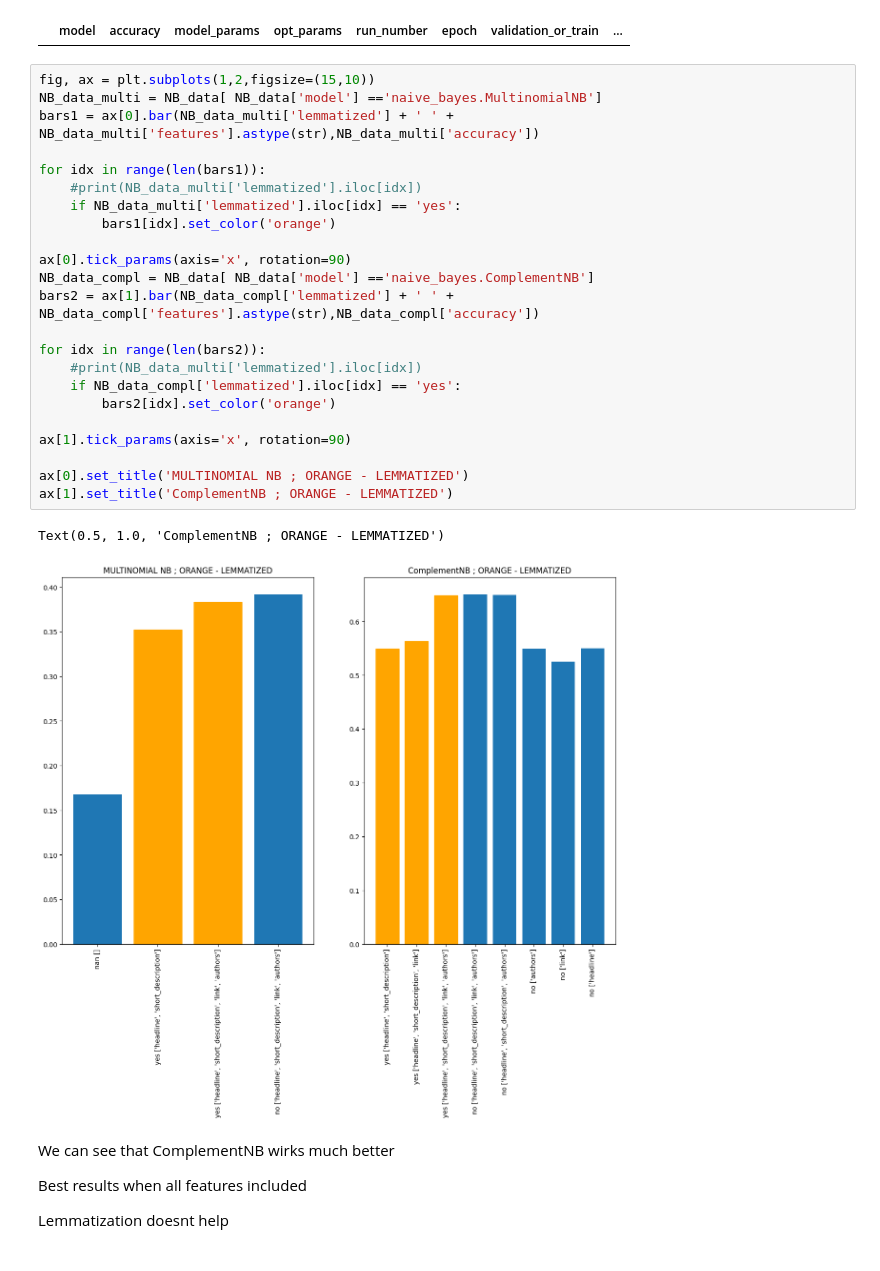
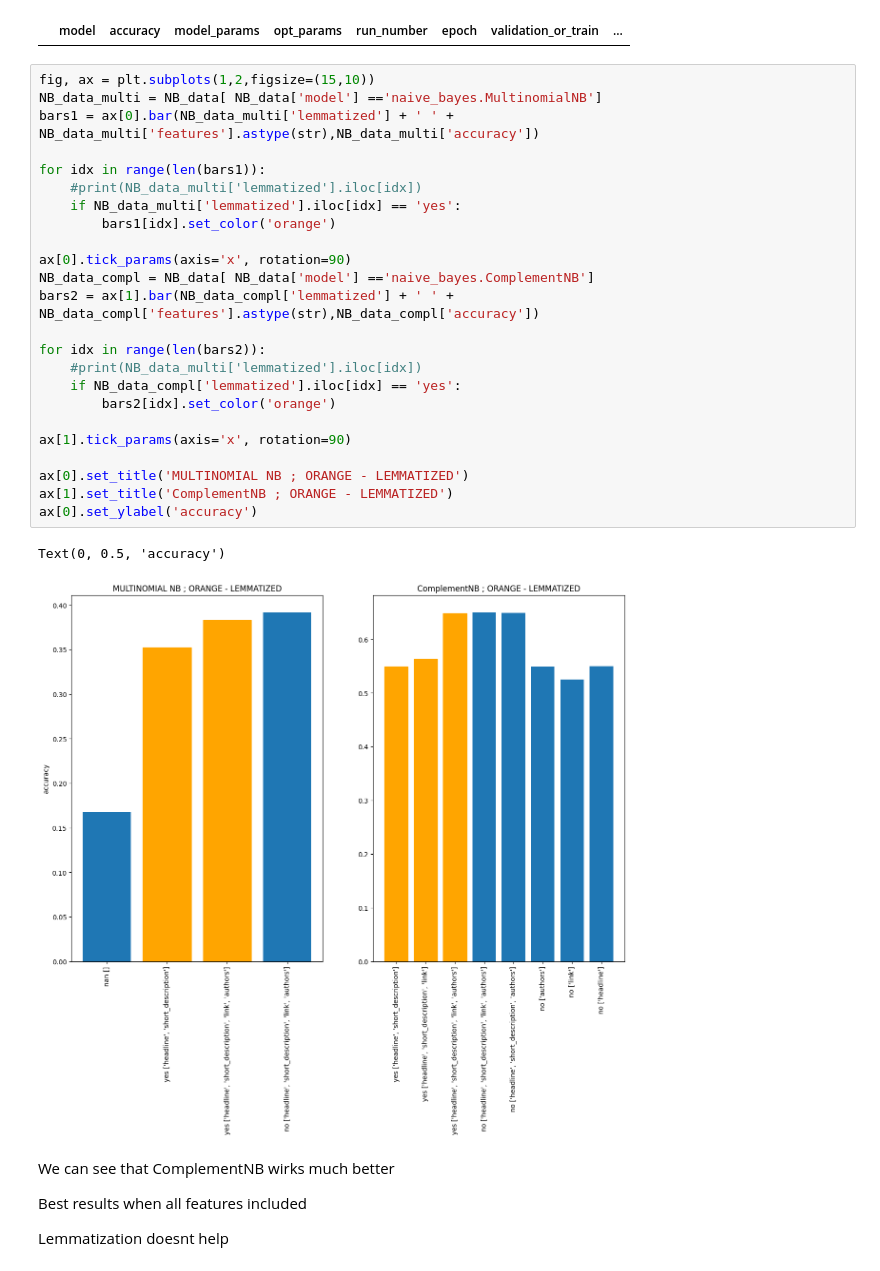
Before and after one commit to valera2444/news-category-prediction, a Jupyter notebook: notebooks/experiment_analysis.ipynb, the cells around one changed output. Saved outputs shown, nothing was run; the diff lists cells and outputs as text.

Commit message:
main Changes: - few visual changes in experient analysis

```diff
--- a/notebooks/experiment_analysis.ipynb
+++ b/notebooks/experiment_analysis.ipynb
@@ -203,29 +203,30 @@ NB_data[NB_data['model'] == 'naive_bayes.CompementNB']
 # %%
 fig, ax = plt.subplots(1,2,figsize=(15,10))
 NB_data_multi = NB_data[ NB_data['model'] =='naive_bayes.MultinomialNB']
 bars1 = ax[0].bar(NB_data_multi['lemmatized'] + ' ' + NB_data_multi['features'].astype(str),NB_data_multi['accuracy'])
 
 for idx in range(len(bars1)):
     #print(NB_data_multi['lemmatized'].iloc[idx])
     if NB_data_multi['lemmatized'].iloc[idx] == 'yes':
         bars1[idx].set_color('orange')
 
 ax[0].tick_params(axis='x', rotation=90)
 NB_data_compl = NB_data[ NB_data['model'] =='naive_bayes.ComplementNB']
 bars2 = ax[1].bar(NB_data_compl['lemmatized'] + ' ' + NB_data_compl['features'].astype(str),NB_data_compl['accuracy'])
 
 for idx in range(len(bars2)):
     #print(NB_data_multi['lemmatized'].iloc[idx])
     if NB_data_compl['lemmatized'].iloc[idx] == 'yes':
         bars2[idx].set_color('orange')
 
 ax[1].tick_params(axis='x', rotation=90)
 
 ax[0].set_title('MULTINOMIAL NB ; ORANGE - LEMMATIZED')
 ax[1].set_title('ComplementNB ; ORANGE - LEMMATIZED')
+ax[0].set_ylabel('accuracy')
 # %% [output]
-Text(0.5, 1.0, 'ComplementNB ; ORANGE - LEMMATIZED')
+Text(0, 0.5, 'accuracy')
-[figure, old version]
+[figure, new version]
 # %% [markdown]
 We can see that ComplementNB wirks much better
 
```
Also changed, not shown: parts of 6 cells of this notebook.
